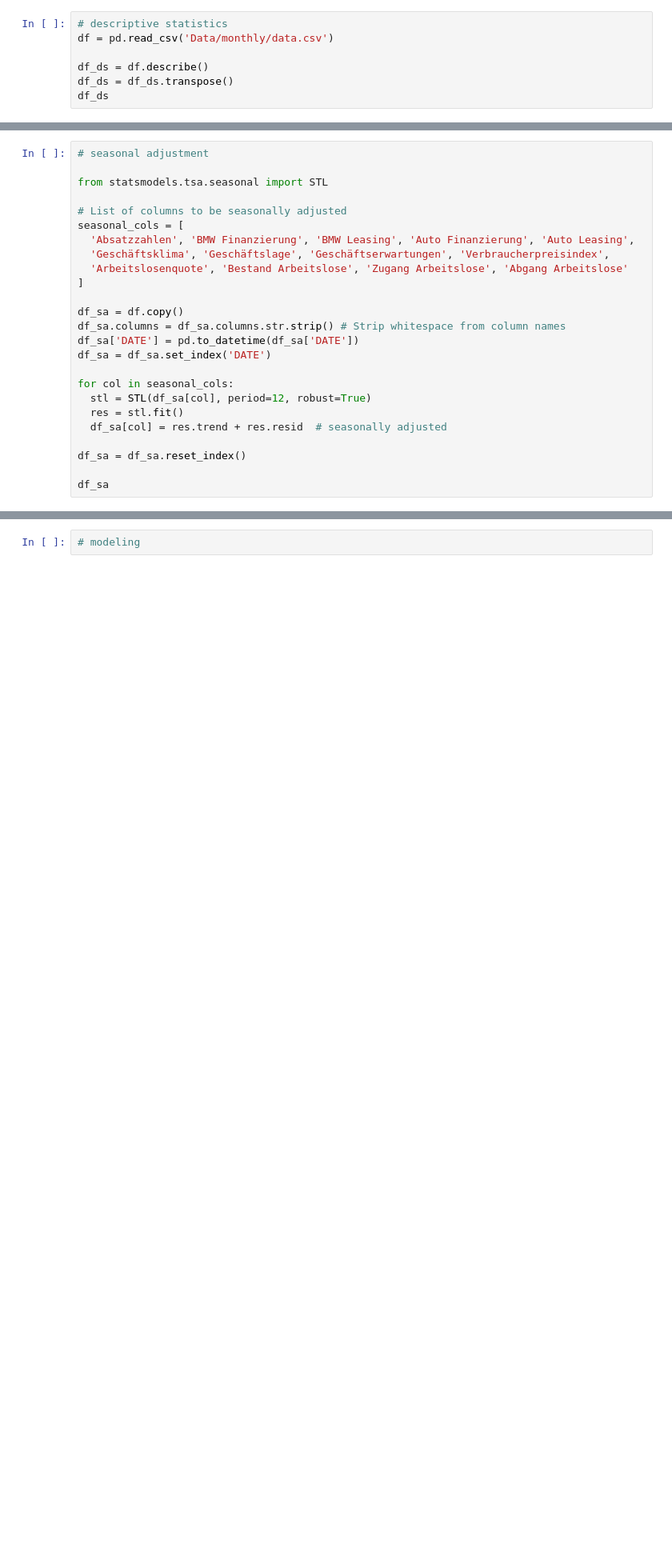
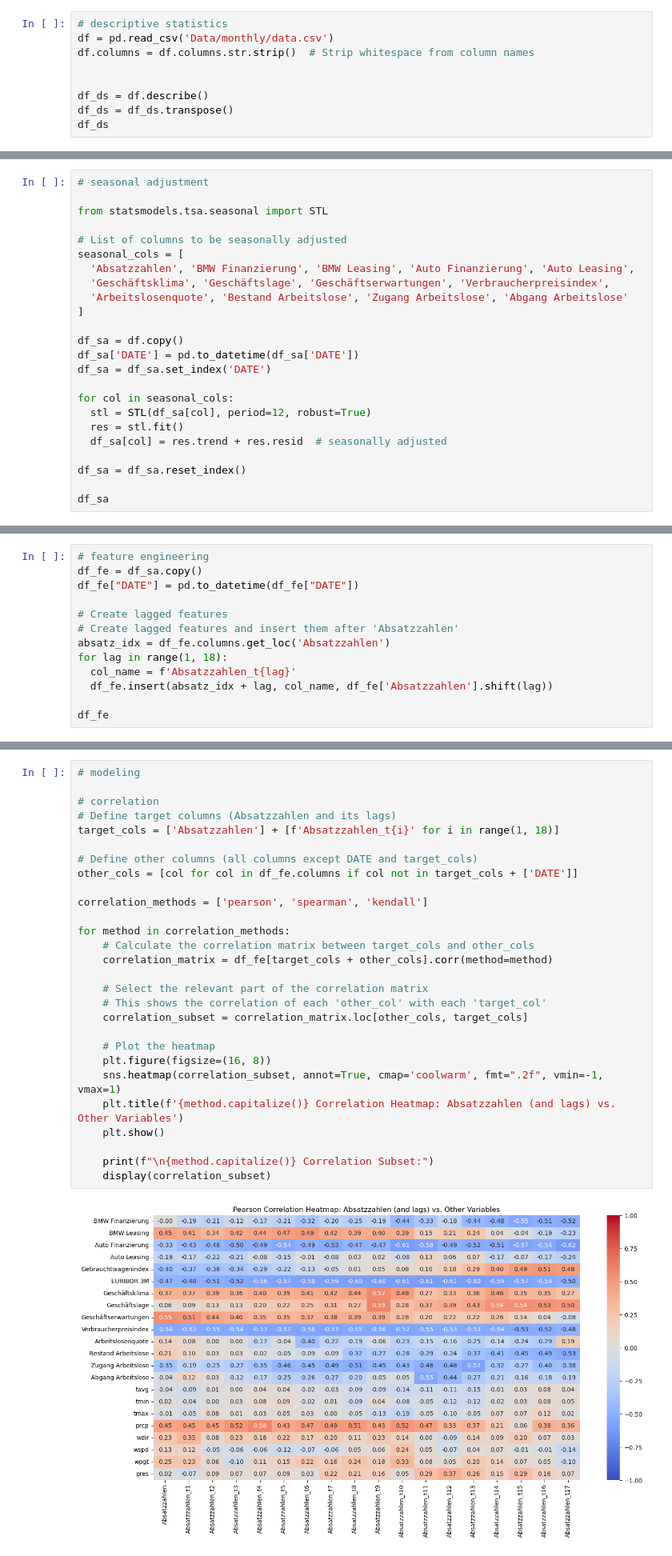
Before and after one commit to Philipp-Manhart/PA-II, a Jupyter notebook: code.ipynb, the cells around one changed output, grey strips where cells are left out. Shown at 80% size. Saved outputs shown, nothing was run; the diff lists cells and outputs as text; blank space fills up the shorter version.

```diff
--- a/code.ipynb
+++ b/code.ipynb
@@ -8,6 +8,8 @@ import seaborn as sns
 # %%
 # descriptive statistics
 df = pd.read_csv('Data/monthly/data.csv')
+df.columns = df.columns.str.strip()  # Strip whitespace from column names
+
 
 df_ds = df.describe()
 df_ds = df_ds.transpose()
@@ -43,7 +45,6 @@ seasonal_cols = [
 ]
 
 df_sa = df.copy()
-df_sa.columns = df_sa.columns.str.strip() # Strip whitespace from column names
 df_sa['DATE'] = pd.to_datetime(df_sa['DATE'])
 df_sa = df_sa.set_index('DATE')
 
@@ -80,0 +78,13 @@ df_sa
+# %%
+# feature engineering
+df_fe = df_sa.copy()
+df_fe["DATE"] = pd.to_datetime(df_fe["DATE"])
+
+# Create lagged features
+# Create lagged features and insert them after 'Absatzzahlen'
+absatz_idx = df_fe.columns.get_loc('Absatzzahlen')
+for lag in range(1, 18):
+  col_name = f'Absatzzahlen_t{lag}'
+  df_fe.insert(absatz_idx + lag, col_name, df_fe['Absatzzahlen'].shift(lag))
+
+df_fe
@@ -81,2 +110,30 @@ df_sa
 # %%
 # modeling
+
+# correlation
+# Define target columns (Absatzzahlen and its lags)
+target_cols = ['Absatzzahlen'] + [f'Absatzzahlen_t{i}' for i in range(1, 18)]
+
+# Define other columns (all columns except DATE and target_cols)
+other_cols = [col for col in df_fe.columns if col not in target_cols + ['DATE']]
+
+correlation_methods = ['pearson', 'spearman', 'kendall']
+
+for method in correlation_methods:
+    # Calculate the correlation matrix between target_cols and other_cols
+    correlation_matrix = df_fe[target_cols + other_cols].corr(method=method)
+
+    # Select the relevant part of the correlation matrix
+    # This shows the correlation of each 'other_col' with each 'target_col'
+    correlation_subset = correlation_matrix.loc[other_cols, target_cols]
+
+    # Plot the heatmap
+    plt.figure(figsize=(16, 8))
+    sns.heatmap(correlation_subset, annot=True, cmap='coolwarm', fmt=".2f", vmin=-1, vmax=1)
+    plt.title(f'{method.capitalize()} Correlation Heatmap: Absatzzahlen (and lags) vs. Other Variables')
+    plt.show()
+
+    print(f"\n{method.capitalize()} Correlation Subset:")
+    display(correlation_subset)
+# %% [output]
+[figure, added]
```
Also changed, not shown: parts of 5 cells of this notebook, 1 other file.
